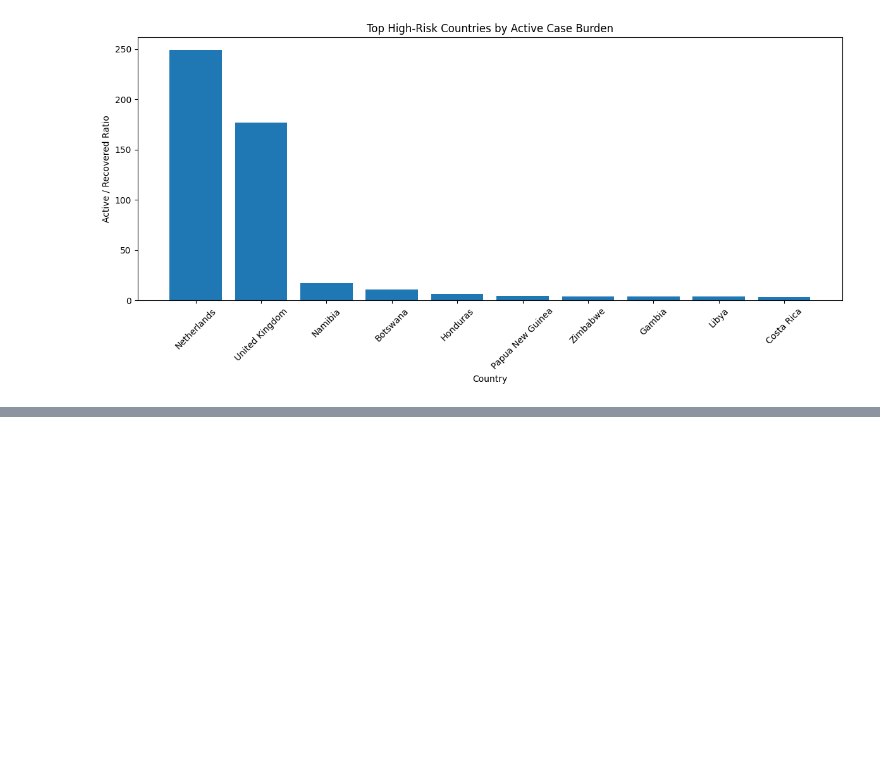
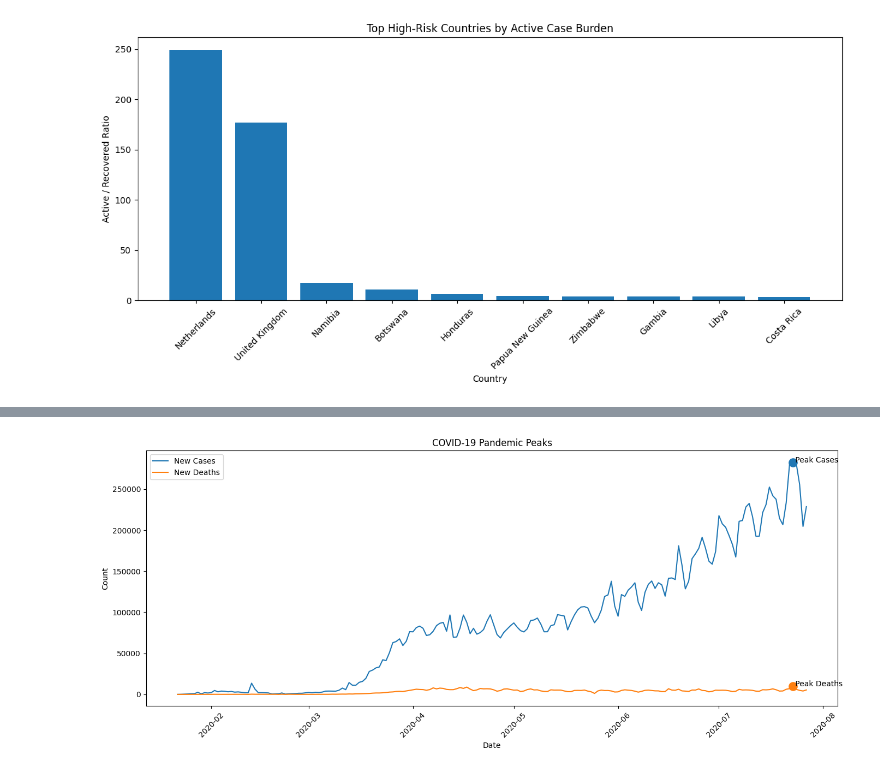
Before and after one commit to dilpreet0007/COVID19-Analytics-Pipeline, a Jupyter notebook: app.ipynb, the cells around one changed output, grey strips where cells are left out. Cells and saved outputs as stored; diff of their text form; code cells hidden in the pictures; blank space fills up the shorter version.

Commit message:
[Dilpreet] Task 19: Identify Pandemic Peaks

```diff
--- a/app.ipynb
+++ b/app.ipynb
@@ -1203,0 +1249,8 @@ plt.show()
+# %%
+trend_df = day_wise_df.select(
+    "Date",
+    "New cases",
+    "New deaths"
+).orderBy("Date")
+
+trend_df.show(10, truncate=False)
@@ -1203,0 +1273,61 @@ plt.show()
+# %%
+trend_pd = trend_df.toPandas()
+
+trend_pd["Date"] = pd.to_datetime(trend_pd["Date"])
+# %%
+peak_cases_date = peak_cases_df.collect()[0]["Date"]
+peak_cases_count = peak_cases_df.collect()[0]["New cases"]
+
+peak_deaths_date = peak_deaths_df.collect()[0]["Date"]
+peak_deaths_count = peak_deaths_df.collect()[0]["New deaths"]
+# %%
+plt.figure(figsize=(14, 6))
+
+plt.plot(
+    trend_pd["Date"],
+    trend_pd["New cases"],
+    label="New Cases"
+)
+
+plt.plot(
+    trend_pd["Date"],
+    trend_pd["New deaths"],
+    label="New Deaths"
+)
+
+plt.scatter(
+    pd.to_datetime(peak_cases_date),
+    peak_cases_count,
+    s=120
+)
+
+plt.scatter(
+    pd.to_datetime(peak_deaths_date),
+    peak_deaths_count,
+    s=120
+)
+
+plt.text(
+    pd.to_datetime(peak_cases_date),
+    peak_cases_count,
+    " Peak Cases"
+)
+
+plt.text(
+    pd.to_datetime(peak_deaths_date),
+    peak_deaths_count,
+    " Peak Deaths"
+)
+
+plt.xlabel("Date")
+plt.ylabel("Count")
+plt.title("COVID-19 Pandemic Peaks")
+
+plt.legend()
+
+plt.xticks(rotation=45)
+
+plt.tight_layout()
+plt.show()
+# %% [output]
+[figure, added]
```
Also changed, not shown: parts of 5 cells of this notebook.
